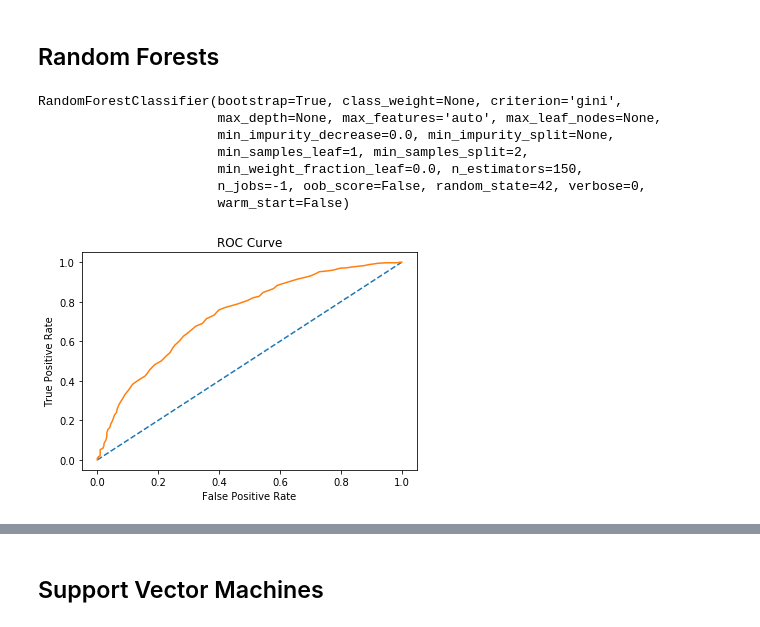
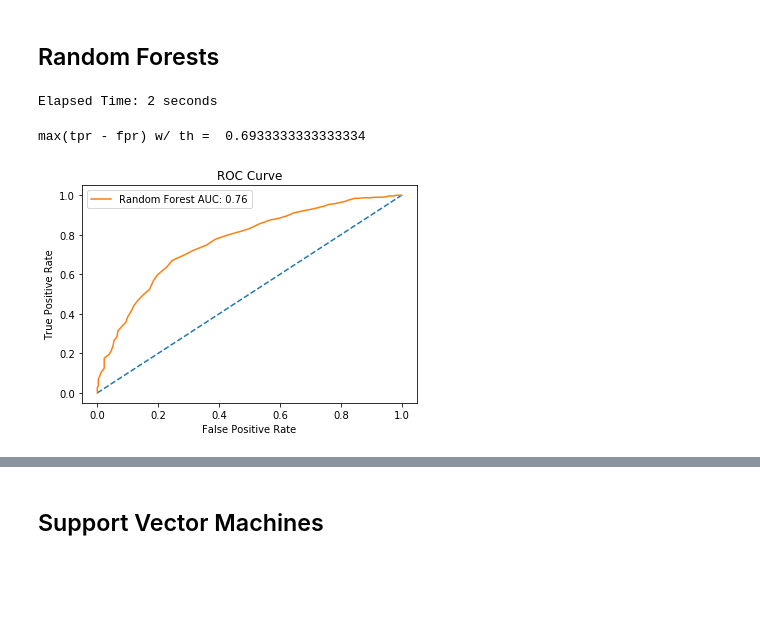
Before and after one commit to ellaelu/BCI-NERChallenge, a Jupyter notebook: Models.ipynb, the cells around one changed output, grey strips where cells are left out. Saved outputs shown, nothing was run; the diff lists cells and outputs as text; code cells hidden in the pictures; blank space fills up the shorter version.

```diff
--- a/Models.ipynb
+++ b/Models.ipynb
@@ -11,6 +17,6 @@ submission = pd.read_csv('Data/SampleSubmission.csv')
 # %%
-X_train = np.load('Data/X_train.npy')
-X_test = np.load('Data/X_test.npy')
+X_train = np.load('Data/X_train_final.npy')
+X_test = np.load('Data/X_test_final.npy')
 # %%
 Y_train = train_labels.Prediction.values
 # %%
@@ -41,30 +49,32 @@ X_test = X_test.reshape((3400,20*20))
 # %% [markdown]
 ## Random Forests
 # %%
-x_train1, x_test1, y_train1, y_test1 = train_test_split(X_train, Y_train, test_size=0.2)
-
+start = time.time()
 clf = ensemble.RandomForestClassifier(n_jobs = -1, n_estimators=150, random_state=42)
 clf.fit(x_train1, y_train1)
+
+now = time.time()
+print('Elapsed Time: ' + str(int(now-start)) + ' seconds')
 # %% [output]
-RandomForestClassifier(bootstrap=True, class_weight=None, criterion='gini',
-                       max_depth=None, max_features='auto', max_leaf_nodes=None,
-                       min_impurity_decrease=0.0, min_impurity_split=None,
-                       min_samples_leaf=1, min_samples_split=2,
-                       min_weight_fraction_leaf=0.0, n_estimators=150,
-                       n_jobs=-1, oob_score=False, random_state=42, verbose=0,
-                       warm_start=False)
+Elapsed Time: 2 seconds
 # %%
 preds = clf.predict_proba(x_test1)[:,1]
 # %%
-def plot_roc(y, preds):
+def plot_roc(y, preds, model):
     fpr, tpr, thresholds = roc_curve(y, preds)
-    plt.plot([0, 1], [0, 1], '--')
-    plt.plot(fpr, tpr)
+    optimal_idx = np.argmax(tpr - fpr)
+    optimal_threshold = thresholds[optimal_idx]
+    print("max(tpr - fpr) w/ th = ", optimal_threshold)
+    l1, = plt.plot([0, 1], [0, 1], '--')
+    l2, = plt.plot(fpr, tpr, label = 'Random Forest')
+    auc = roc_auc_score(y, preds)
+    l = plt.legend([l2], [model+str(' AUC: %.2f' % auc)])
     plt.xlabel('False Positive Rate')
     plt.ylabel('True Positive Rate')
     plt.title('ROC Curve')
     plt.show()
 # %%
-plot_roc(y_test1, preds)
+plot_roc(y_test1, preds, 'Random Forest')
 # %% [output]
+max(tpr - fpr) w/ th =  0.6933333333333334
-[figure, old version]
+[figure, new version]
```
Also changed, not shown: parts of 66 cells of this notebook, 3 other files.
